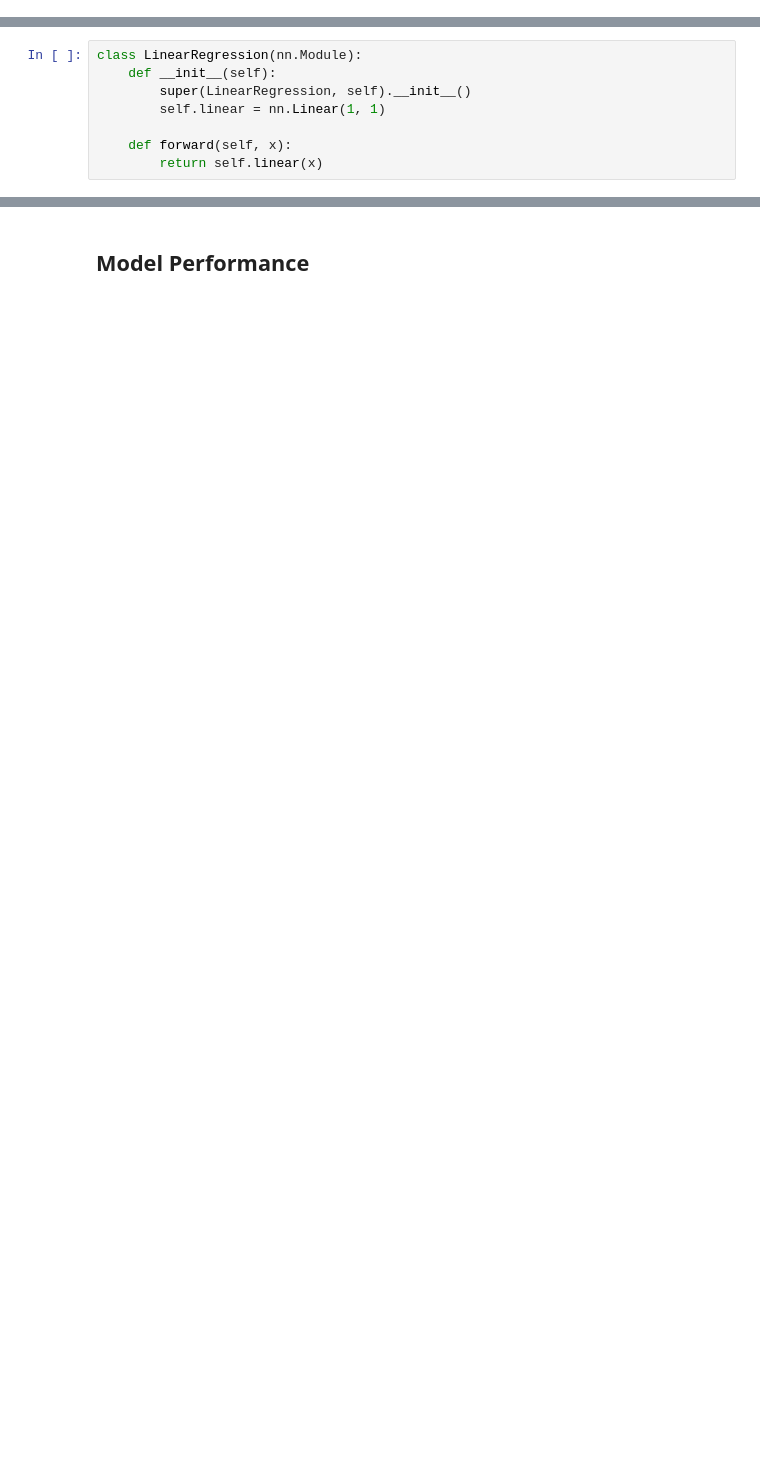
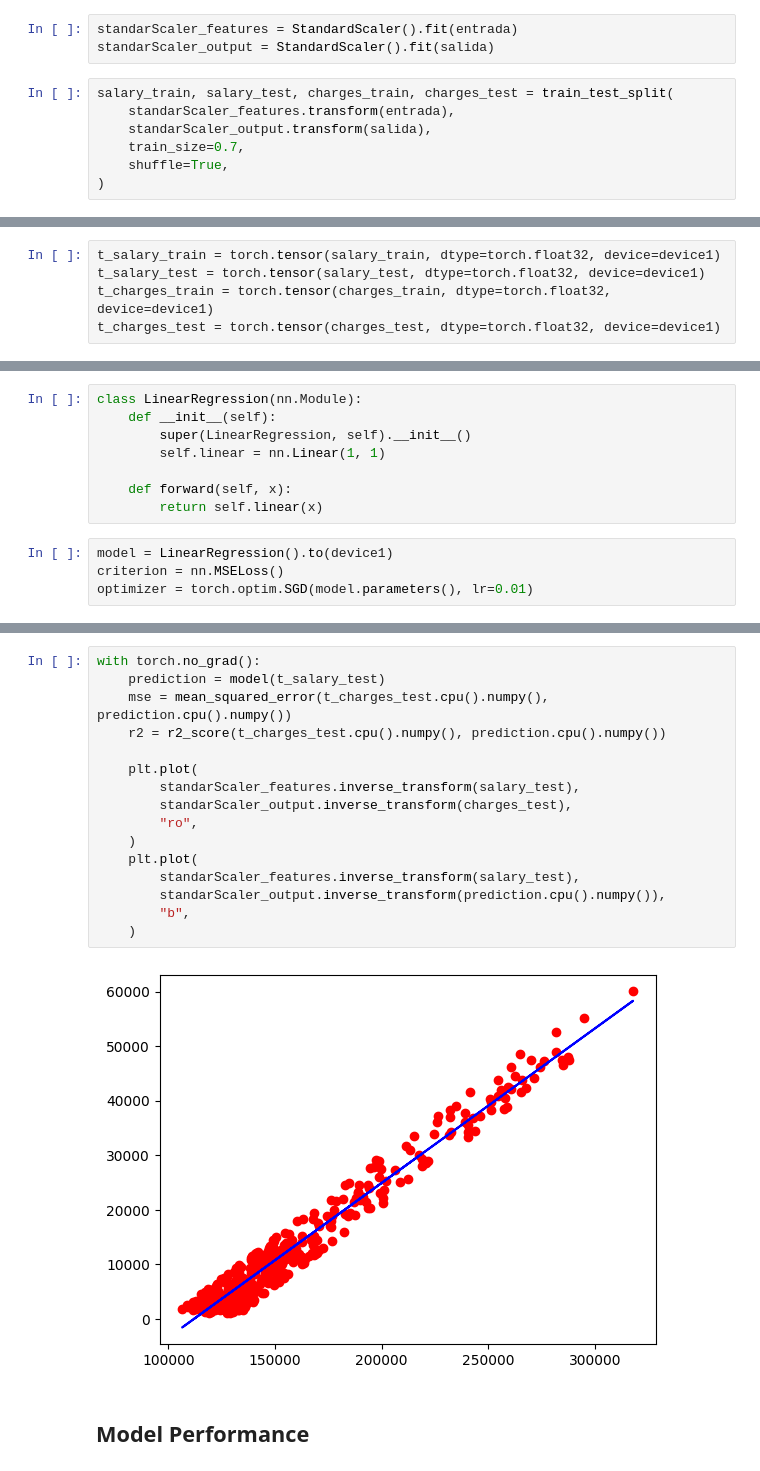
Before and after one commit to PabloCaicedoR/pablocaicedor.github.io, a Jupyter notebook: codigo/ASIM/cod003_sol_LinearRegression_InsuranceCosts.ipynb, the cells around one changed output, grey strips where cells are left out. Saved outputs shown, nothing was run; the diff lists cells and outputs as text; blank space fills up the shorter version.

Commit message:
feat: Linear Regression

```diff
--- a/codigo/ASIM/cod003_sol_LinearRegression_InsuranceCosts.ipynb
+++ b/codigo/ASIM/cod003_sol_LinearRegression_InsuranceCosts.ipynb
@@ -200,0 +218,10 @@ sns.regplot(data=data, x="salary", y="charges",
+# %%
+standarScaler_features = StandardScaler().fit(entrada)
+standarScaler_output = StandardScaler().fit(salida)
+# %%
+salary_train, salary_test, charges_train, charges_test = train_test_split(
+    standarScaler_features.transform(entrada),
+    standarScaler_output.transform(salida),
+    train_size=0.7,
+    shuffle=True,
+)
@@ -201 +230,6 @@ sns.regplot(data=data, x="salary", y="charges",
+# %%
+t_salary_train = torch.tensor(salary_train, dtype=torch.float32, device=device1)
+t_salary_test = torch.tensor(salary_test, dtype=torch.float32, device=device1)
+t_charges_train = torch.tensor(charges_train, dtype=torch.float32, device=device1)
+t_charges_test = torch.tensor(charges_test, dtype=torch.float32, device=device1)
 # %% [markdown]
@@ -208,4 +242,8 @@ class LinearRegression(nn.Module):
 
     def forward(self, x):
         return self.linear(x)
+# %%
+model = LinearRegression().to(device1)
+criterion = nn.MSELoss()
+optimizer = torch.optim.SGD(model.parameters(), lr=0.01)
 # %% [markdown]
@@ -213,2 +289,20 @@ class LinearRegression(nn.Module):
+# %%
+with torch.no_grad():
+    prediction = model(t_salary_test)
+    mse = mean_squared_error(t_charges_test.cpu().numpy(), prediction.cpu().numpy())
+    r2 = r2_score(t_charges_test.cpu().numpy(), prediction.cpu().numpy())
+
+    plt.plot(
+        standarScaler_features.inverse_transform(salary_test),
+        standarScaler_output.inverse_transform(charges_test),
+        "ro",
+    )
+    plt.plot(
+        standarScaler_features.inverse_transform(salary_test),
+        standarScaler_output.inverse_transform(prediction.cpu().numpy()),
+        "b",
+    )
+# %% [output]
+[figure, added]
 # %% [markdown]
 ## Model Performance
```
Also changed, not shown: parts of 12 cells of this notebook, 17 other files.
